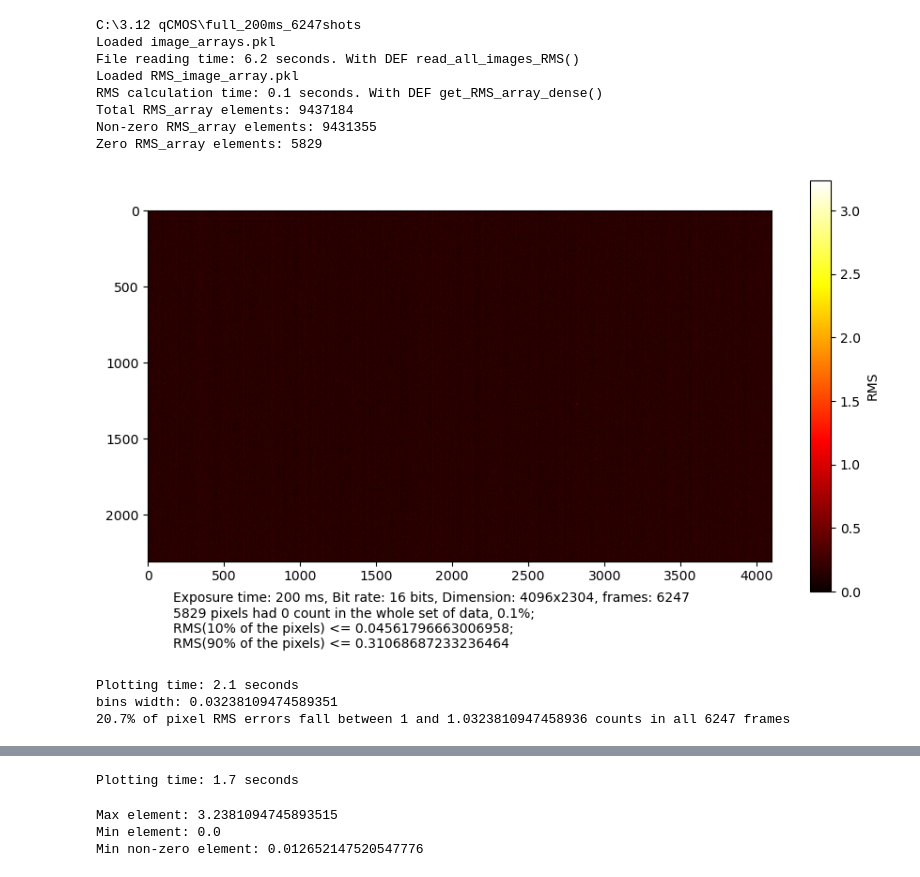
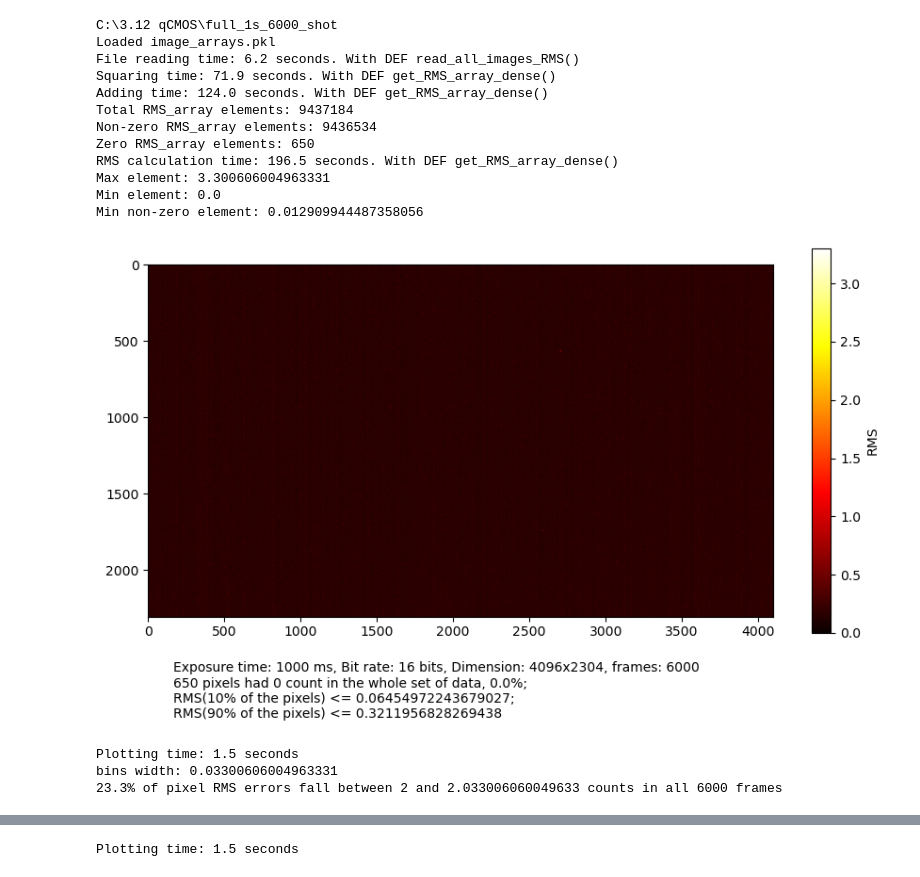
Before and after one commit to Siin42/qCMOS, a Jupyter notebook: pixel_RMS.ipynb, the cells around one changed output, grey strips where cells are left out. Drawn from its saved outputs; the diff is of its cells as text; code cells hidden in the pictures.

Commit message:
more multi-processing on squaring and adding in RMS calculation. Worked. A bit of improvement

```diff
--- a/pixel_RMS.ipynb
+++ b/pixel_RMS.ipynb
@@ -196,28 +184,9 @@ def plot_RMS(RMS_array, tiff_path, **kwargs):
         plt.imshow(RMS_array, cmap='hot')
         plt.colorbar(label='RMS')
         fig.text(0.15, 0.05, caption_tags + caption_statistics_RMS, ha='left')
-        plt.subplots_adjust(bottom=0.15)
+        plt.subplots_adjust(bottom=0.2)
         # if save==True:
         #     plt.savefig(f'RMS_{plot_type}_{exposure_time_ms}ms_{image_width}x{image_length}.png')
-        # plt.show()
-
-    # elif plot_type=="hist":
-        # if debugging==True:
-        #     print('Minimum non-zero value of image_arrays: %.e' % np.min(RMS_array[RMS_array > 0]))
-
-        # fig = plt.figure(figsize=(10, 6))
-        # bin_amount = kwargs.get('bin_amount', 100)
-        # if debugging==True:
-        #     print('amount of bins:', bin_amount)
-        # hist = plt.hist(RMS_array.flatten(), bins=bin_amount, color='gray', log=True)
-        # if debugging==True:
-        #     print('hist:', hist)
-
-        # plt.xlabel('Counts')
-        # plt.ylabel('RMS')
-        # fig.text(0.5, 0.01, caption_tags + caption_statistics_RMS, ha='center') # Add caption to the figure
-        # if save==True:
-        #     plt.savefig('RMS_hist.png')
         # plt.show()
 
     if save==True:
@@ -232,24 +218,36 @@ def plot_RMS(RMS_array, tiff_path, **kwargs):
 # %%
 tiff_main_folder = 'C:\\3.12 qCMOS'
-# tiff_path = tiff_main_folder + '\\full_1s_6000_shot'
-tiff_path = tiff_main_folder + '\\full_200ms_6247shots'
+tiff_path = tiff_main_folder + '\\full_1s_6000_shot'
+# tiff_path = tiff_main_folder + '\\full_frame_quick'
+# tiff_path = tiff_main_folder + '\\full_frame'
+# tiff_path = tiff_main_folder + '\\full_200ms_6247shots'
 # tiff_path = tiff_main_folder + '\\1024x1024'
+# NOT USING PICKLE
+# File reading time: 784.8 seconds. With DEF read_all_images_RMS()
 
-RMS_array = get_RMS_array_dense(tiff_path, debugging=True, pickle_usage=True)
+
+RMS_array = get_RMS_array_dense(tiff_path, debugging=True)
+print('Max element:', RMS_array.max())
+print('Min element:', RMS_array.min())
+print('Min non-zero element:', RMS_array[RMS_array > 0].min())
 
 # print(f'issparse(RMS_array)? {issparse(RMS_array)}')
 plot_RMS(RMS_array, tiff_path, plot_type='heat', save=True)
 plot_RMS(RMS_array, tiff_path, plot_type='bar', save=True)
 # %% [output]
-C:\3.12 qCMOS\full_200ms_6247shots
+C:\3.12 qCMOS\full_1s_6000_shot
 Loaded image_arrays.pkl
 File reading time: 6.2 seconds. With DEF read_all_images_RMS()
-Loaded RMS_image_array.pkl
-RMS calculation time: 0.1 seconds. With DEF get_RMS_array_dense()
+Squaring time: 71.9 seconds. With DEF get_RMS_array_dense()
+Adding time: 124.0 seconds. With DEF get_RMS_array_dense()
 Total RMS_array elements: 9437184
-Non-zero RMS_array elements: 9431355
-Zero RMS_array elements: 5829
+Non-zero RMS_array elements: 9436534
+Zero RMS_array elements: 650
+RMS calculation time: 196.5 seconds. With DEF get_RMS_array_dense()
+Max element: 3.300606004963331
+Min element: 0.0
+Min non-zero element: 0.012909944487358056
-[figure, old version]
+[figure, new version]
-Plotting time: 2.1 seconds
-bins width: 0.03238109474589351
-20.7% of pixel RMS errors fall between 1 and 1.0323810947458936 counts in all 6247 frames
+Plotting time: 1.5 seconds
+bins width: 0.03300606004963331
+23.3% of pixel RMS errors fall between 2 and 2.033006060049633 counts in all 6000 frames
@@ -257,13 +255 @@ bins width: 0.03238109474589351
-Plotting time: 1.7 seconds
+Plotting time: 1.5 seconds
-# %%
-# Check if the RMS_array is a sparse matrix
-# print(type(RMS_array))
-
-# print max and the smallest non-zero element of csr sparse matrix RMS_array with scipy
-print('Max element:', RMS_array.max())
-print('Min element:', RMS_array.min())
-print('Min non-zero element:', RMS_array[RMS_array > 0].min())
-# %% [output]
-Max element: 3.2381094745893515
-Min element: 0.0
-Min non-zero element: 0.012652147520547776
```
Also changed, not shown: parts of 8 cells of this notebook, 8 other files.
